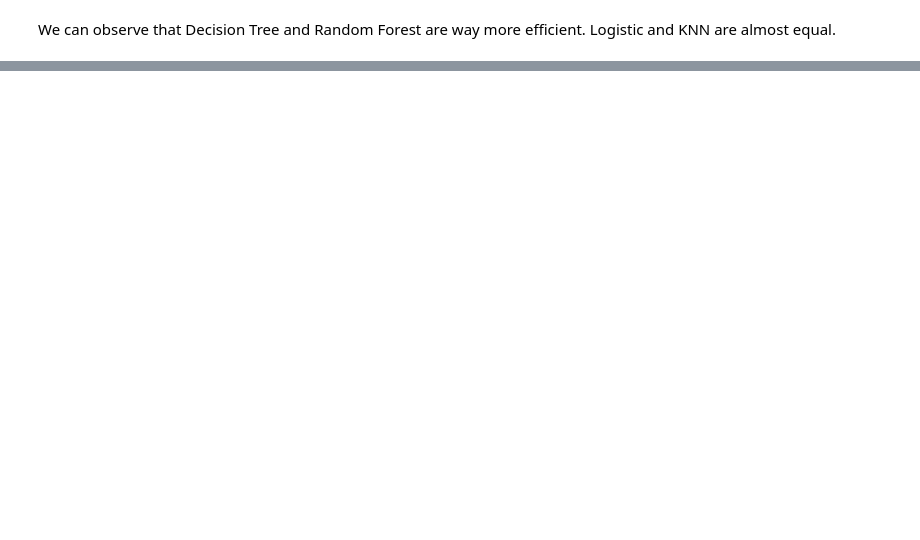
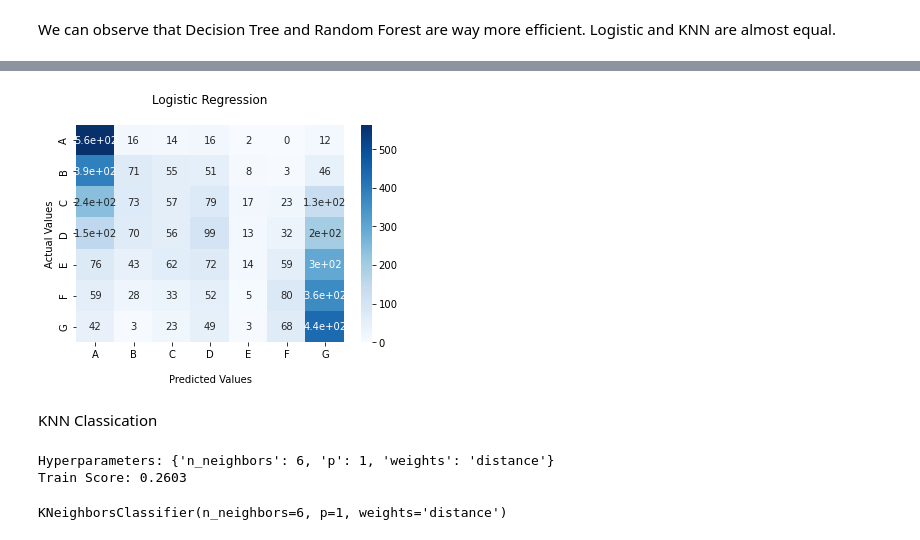
Before and after one commit to Alex314159265/Machine-Learning-For-Credit-Scoring, a Jupyter notebook: TER code-checkpoint 04-04.ipynb, the cells around one changed output, grey strips where cells are left out. Saved outputs shown, nothing was run; the diff lists cells and outputs as text; code cells hidden in the pictures; blank space fills up the shorter version.

```diff
--- a/TER code-checkpoint 04-04.ipynb
+++ b/TER code-checkpoint 04-04.ipynb
@@ -745,0 +802,5 @@ We can observe that Decision Tree and Random Forest are way more efficient. Logi
+# %%
+# We normalize numerical features :
+
+X_train[X_train_num.columns] = mean_norm(X_train[X_train_num.columns])
+X_test[X_train_num.columns] = mean_norm(X_test[X_train_num.columns])
@@ -745,0 +820,7 @@ We can observe that Decision Tree and Random Forest are way more efficient. Logi
+# %%
+# Logistic Regression
+
+from sklearn.linear_model import LogisticRegression
+
+classifier1 = LogisticRegression()
+classifier1.fit(X_train, y_train)
@@ -745,0 +836,2 @@ We can observe that Decision Tree and Random Forest are way more efficient. Logi
+# %%
+RegPred1 = classifier1.predict(X_test)
@@ -745,0 +841,12 @@ We can observe that Decision Tree and Random Forest are way more efficient. Logi
+# %%
+# Results for Logistic Regression :
+
+cf_matrix1 = confusion_matrix(y_test, RegPred1, labels = ["A", "B", "C", "D", "E", "F", "G"]) # Confusion Matrix Calculus
+ClassReport1 = classification_report(y_test, RegPred1)
+acc1 = accuracy_score(y_test, RegPred1)
+
+ListAcc2.append(acc1)
+
+print(cf_matrix1)
+print(ClassReport1)
+print(acc1)
@@ -745,0 +871,54 @@ We can observe that Decision Tree and Random Forest are way more efficient. Logi
+# %%
+# To plot the confusion matrix :
+
+ax = sns.heatmap(cf_matrix1, annot = True, cmap = "Blues")
+
+ax.set_title('Logistic Regression\n')
+ax.set_xlabel('\nPredicted Values')
+ax.set_ylabel('Actual Values')
+
+ax.xaxis.set_ticklabels(["A", "B", "C", "D", "E", "F", "G"])
+ax.yaxis.set_ticklabels(["A", "B", "C", "D", "E", "F", "G"])
+
+plt.show()
+# %% [output]
+[figure, added]
+# %% [markdown]
+KNN Classication
+# %%
+# To do KNN Classification we need to find the best parameters
+# We tun hyperparameters with GridSearch (for n_neighbors, p and weights)
+# It is a bit long to run (approx 3 min)
+
+from sklearn.neighbors import KNeighborsClassifier
+from sklearn.model_selection import GridSearchCV
+
+# Define parameters to test
+grid = {'n_neighbors':np.arange(1,7),
+        'p':np.arange(1,3),
+        'weights':['uniform','distance']
+       }
+
+# Define and fit model
+knn = KNeighborsClassifier()
+knn_cv = GridSearchCV(knn, grid, cv=10)
+
+knn_cv.fit(X_train, y_train)
+
+nb = knn_cv.best_params_['n_neighbors']
+p = knn_cv.best_params_['p']
+w = knn_cv.best_params_['weights']
+
+# Print results
+print("Hyperparameters:", knn_cv.best_params_)
+print("Train Score:", round(knn_cv.best_score_, 4))
+# %% [output]
+Hyperparameters: {'n_neighbors': 6, 'p': 1, 'weights': 'distance'}
+Train Score: 0.2603
+# %%
+# We do the KNN Classification with the best parameters :
+
+classifier2 = KNeighborsClassifier(n_neighbors=nb, p = p, weights = w)
+classifier2.fit(X_train, y_train)
+# %% [output]
+KNeighborsClassifier(n_neighbors=6, p=1, weights='distance')
```
Also changed, not shown: parts of 39 cells of this notebook.
